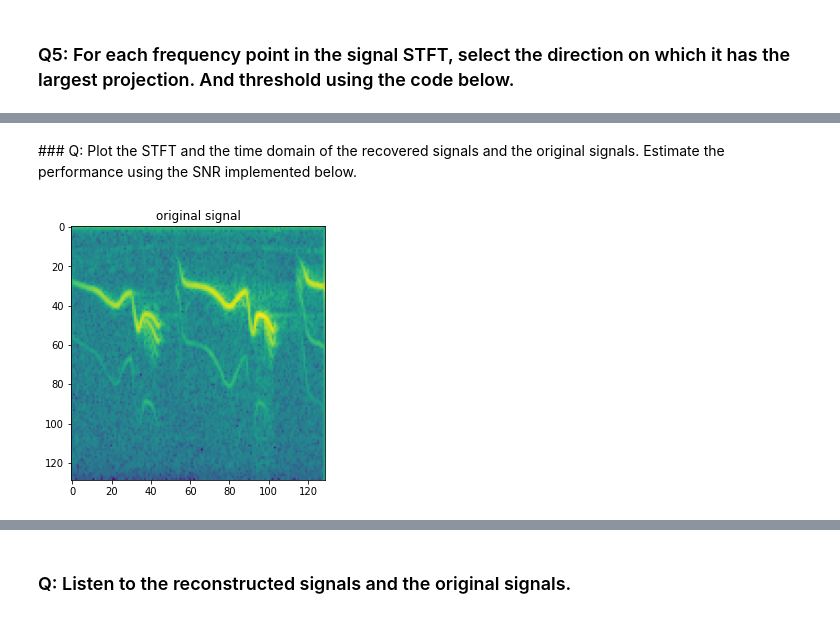
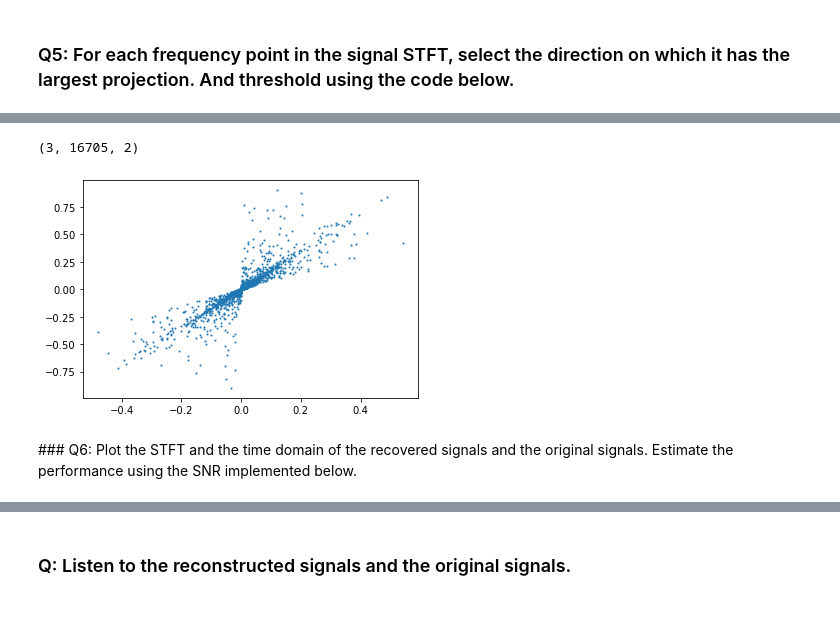
Before and after one commit to IMAC-projects/M2-SIS-signal, a Jupyter notebook: TD/TD4/TD3 Spectral Analysis and Filtering-Exercise.ipynb, the cells around one changed output, grey strips where cells are left out. Cells and saved outputs as stored; diff of their text form; code cells hidden in the pictures.

```diff
--- a/TD/TD4/TD3 Spectral Analysis and Filtering-Exercise.ipynb
+++ b/TD/TD4/TD3 Spectral Analysis and Filtering-Exercise.ipynb
@@ -249,25 +239,11 @@ plt.show()
+# %%
+# set values to zero for non selected values
+splitted = np.array([(np.where(bestProjection == i, 1, 0)*signal.T).T for i in range(3)])
+print(splitted.shape)
+plt.plot(selection[0][:,0],selection[0][:,1],"o",markersize=1)
+plt.show()
+# %% [output]
+(3, 16705, 2)
+[figure, added]
 # %% [markdown]
-### Q: Plot the STFT and the time domain of the recovered signals and the original signals. Estimate the performance using the SNR implemented below.
+### Q6: Plot the STFT and the time domain of the recovered signals and the original signals. Estimate the performance using the SNR implemented below.
-# %%
-def snr(x, y):
-    s =  np.linalg.norm(x - y)
-    if s == 0:
-        return "Equal inputs"
-    return 20 * np.log10(np.linalg.norm(x) /s)
-
-#t, recov = istft(projected_signal)
-
-# plot
-plt.figure(figsize = (10,10))
-'''
-plt.subplot(1,2,1)
-plt.title("recovered signal")
-plt.imshow(np.log(np.abs(projected_signal)))'''
-
-plt.subplot(1,2,1)
-plt.title("original signal")
-plt.imshow(np.log(np.abs(w)))
-
-plt.show()
-# %% [output]
-[figure, removed]
```
Also changed, not shown: parts of 14 cells of this notebook.
